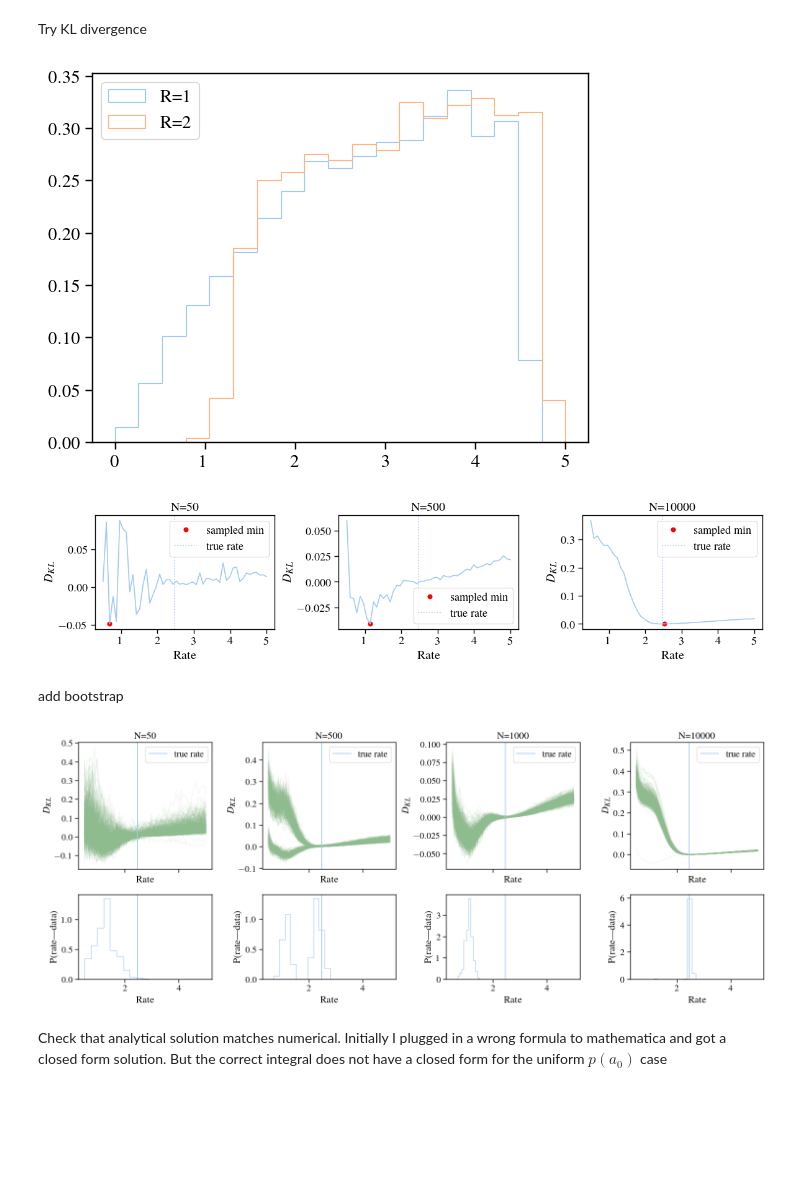
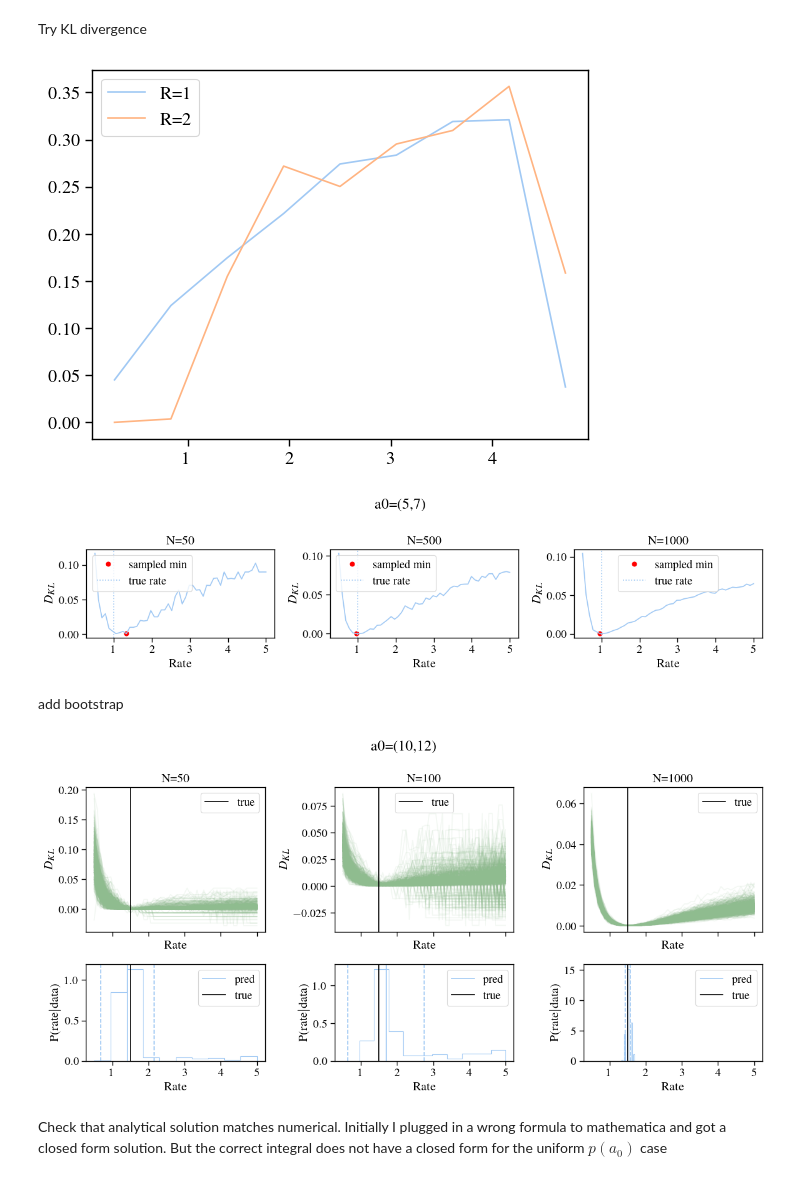
Before and after one commit to insepien/dftime, a Jupyter notebook: analytics.ipynb, the cells around one changed output. Cells and saved outputs as stored; diff of their text form; code cells hidden in the pictures; blank space fills up the shorter version.

Commit message:
fix error in divKL equ, add some plot details

```diff
--- a/analytics.ipynb
+++ b/analytics.ipynb
@@ -141,19 +146,22 @@ fig.legend();
 Try KL divergence
 # %%
 # create af from 2 diff rates
-a0_r1,af_r1 = monte_carlo_unif_a0(amin=2, amax=5, R=1)
-a0_r2,af_r2 = monte_carlo_unif_a0(amin=2, amax=5, R=2)
+a0_r1,af_r1 = monte_carlo_unif_a0(amin=2, amax=5, R=1, N = 1000)
+a0_r2,af_r2 = monte_carlo_unif_a0(amin=2, amax=5, R=2, N = 1000)
 # visualize
-binz = np.linspace(0,5,20)
-p,a,_ = plt.hist(af_r1,histtype='step',density=True,bins=binz,label='R=1')
-q,a,_ = plt.hist(af_r2,histtype='step',density=True,bins=binz,label="R=2")
+binz = np.linspace(0,5,10)
+p,a = np.histogram(af_r1,density=True,bins=binz)
+q,a = np.histogram(af_r2,density=True,bins=binz)
+binmid = a[:-1]+np.diff(a)/2
+plt.plot(binmid,p,label='R=1')
+plt.plot(binmid,q,label='R=2')
 plt.legend();
 # %% [output]
-[figure, old version]
+[figure, new version]
 # %%
 def div_KL(p,q):
     """calculate KL divergence given pdf p and q"""
-    d = q*(np.log10(q/p))
+    d = p*(np.log10(p/q))
     div = np.sum(d[np.isfinite(d)])
     return div
 
@@ -165,43 +173,45 @@ def KL_mock(trueRate, sampleSize, amin=2, amax=5, mbh=1e8,t=1):
     # generate mock observations
     a0_obs,af_obs = monte_carlo_unif_a0(amin, amax, R=trueRate, N=sampleSize)
     # turn into pdf
-    binz = np.linspace(0,np.max(af_obs)+1,10)
+    binz = np.linspace(0,np.nanmax(af_obs)+1,10)
     p_obs,_ = np.histogram(af_obs,density=True,bins=binz)
-
     # sample rates
     rates = np.linspace(5,50,50)*0.1
     dKLs = []
     for r in rates:
         # predict af
         af_pred = af_from_a0(a0=a0_obs,mbh=mbh,t=t,R=r)
         # convert to pdf
         p_pred,_ = np.histogram(af_pred,density=True,bins=binz)
         # calculate KL div
         dKL = div_KL(p_obs,p_pred)
         dKLs.append(dKL)
     return rates, dKLs
 
 def plot_KL_curve(ax,rates,dKLs,trueRate,sampleSize):
     # find lowest dKL
     min_ind = np.argmin(dKLs)
     ax.plot(rates[min_ind],dKLs[min_ind],"ro",label='sampled min')
     # plot
     ax.plot(rates,dKLs)
     ax.set_xlabel("Rate")
     ax.set_ylabel("$D_{KL}$")
     ax.axvline(trueRate,linestyle=":", label='true rate')
     ax.set_title(f"N={sampleSize}")
     ax.legend();
 
-
+tR = 1
+amin = 5
+amax = 7
 # calculte and plot
 fig,ax = plt.subplots(1,3,figsize=(12,3))
-for a,size in zip(ax, [50,500,10000]):
-    rates, dKLs = KL_mock(trueRate=2.47, sampleSize=int(size))
-    plot_KL_curve(a,rates, dKLs, 2.47, size)
+for a,size in zip(ax, [50,500,1000]):
+    rates, dKLs = KL_mock(amin=amin,amax=amax,trueRate=tR, sampleSize=int(size))
+    plot_KL_curve(a,rates, dKLs, tR, size)
+fig.suptitle(f"a0=({amin},{amax})")
 fig.tight_layout();
 # %% [output]
-[figure, old version]
+[figure, new version]
 # %% [markdown]
 add bootstrap
 # %%
@@ -278,23 +266,32 @@ for sampsize in sampleSizes:
     min_rates.append(rates[min_locs])
 # %%
 # plot
-fig,ax = plt.subplots(2,4,figsize=(15,6),height_ratios=[1.5,1],sharex=True)
+fig,ax = plt.subplots(2,3,figsize=(12,6),height_ratios=[1.5,1],sharex=True)
 for a,b,sampsize,minrate in zip(ax[0,:], ax[1,:], sampleSizes,min_rates):
     [a.plot(rates,alldf[sampsize][i],c='darkseagreen',alpha=0.1) for i in alldf[sampsize].columns]
-    a.axvline(2.47, label='true rate')
+    a.axvline(tR, label='true',c='k')
     a.set_xlabel("Rate")
     a.set_ylabel("$D_{KL}$")
     a.set_title(f"N={sampsize}")
     a.legend()
 
+    # get some stats for plotting
+    med = np.median(minrate)
+    std = np.std(minrate)
+
     b.hist(minrate,density=True,histtype='step')
-    b.axvline(2.47)
+    b.axvline(med,label='pred')
+    b.axvline(med+std,linestyle='--')
+    b.axvline(med-std,linestyle='--')
+    b.axvline(tR,label='true',c='k')
     b.set_xlabel("Rate")
-    b.set_ylabel("P(rate|data)")
+    b.set_ylabel("P(rate$|$data)")
+    b.legend()
 
+fig.suptitle(f"a0=({amin},{amax})")
 fig.tight_layout();
 # %% [output]
-[figure, old version]
+[figure, new version]
 # %% [markdown]
 Check that analytical solution matches numerical.
 Initially I plugged in a wrong formula to mathematica and got a closed form solution. But the correct integral does not have a closed form for the uniform $p(a_0)$ case
```
Also changed, not shown: parts of 4 cells of this notebook.
